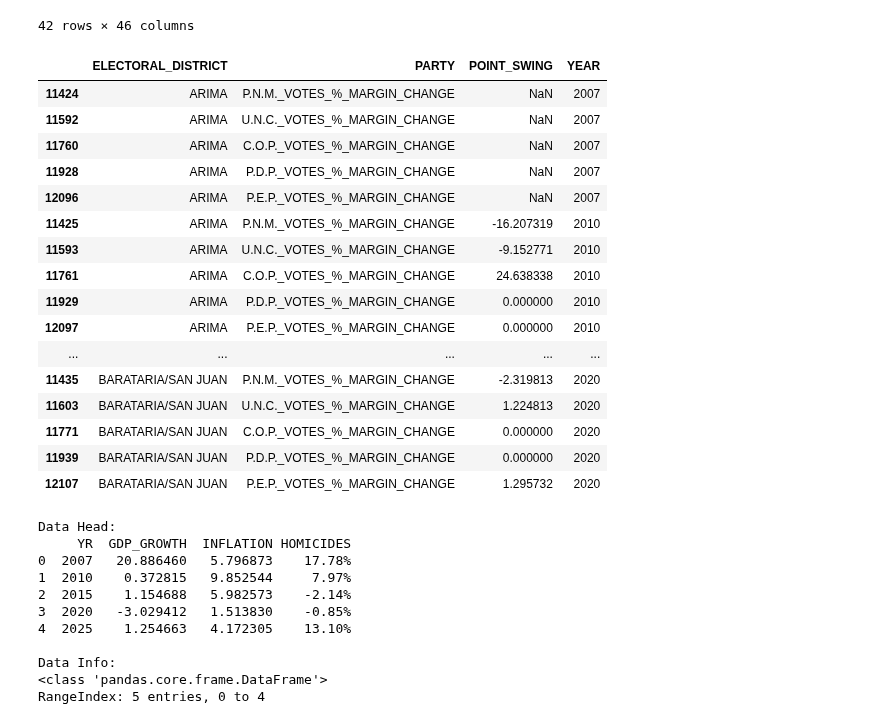
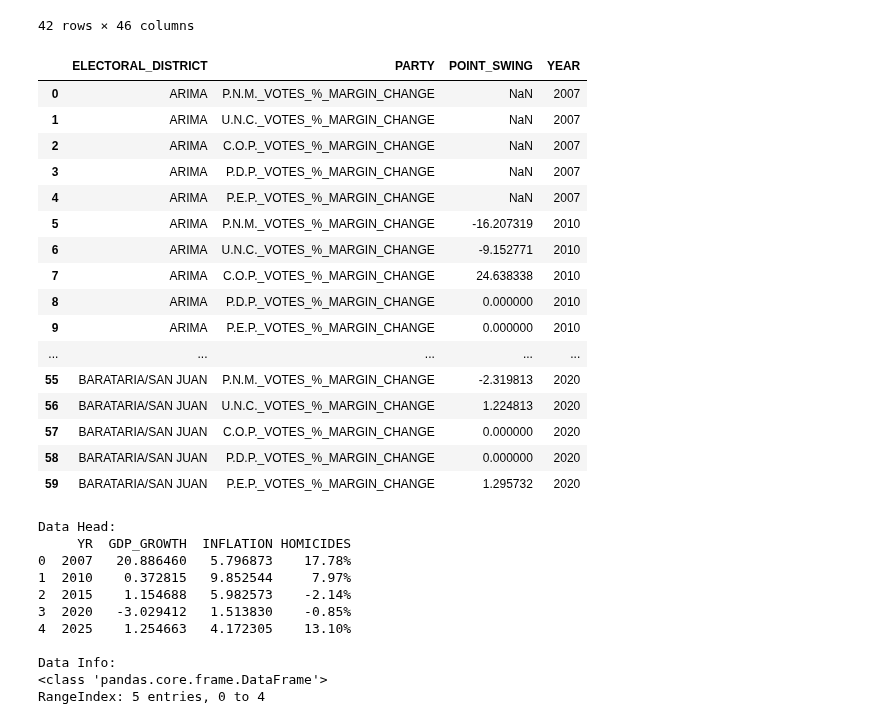
Before and after one commit to CorporaCorporate/COMP-3610-Project, a Jupyter notebook: election_results.ipynb, the cells around one changed output. Saved outputs shown, nothing was run; the diff lists cells and outputs as text; code cells hidden in the pictures.

```diff
--- a/election_results.ipynb
+++ b/election_results.ipynb
@@ -228,50 +228,51 @@ results_df = pd.concat(
 
 parties = ['P.N.M._VOTES_%', 'U.N.C._VOTES_%', 'C.O.P._VOTES_%', 'P.D.P._VOTES_%', 'P.E.P._VOTES_%']
 results_df['ELECTORAL_DISTRICT'] = sht_20['ELECTORAL_DISTRICT'].astype(str)
 results_df['YEAR'] = pd.to_numeric(results_df['YEAR'], errors='coerce')
 results_df.sort_values(['ELECTORAL_DISTRICT', 'YEAR'], inplace=True)
 
 
 # Calculate year-over-year margins
 for party in parties:
     results_df[party] = pd.to_numeric(results_df[party], errors='coerce').fillna(0)
     results_df[f'{party}_MARGIN_CHANGE'] = results_df.groupby('ELECTORAL_DISTRICT')[party].diff()*100
 
 results_long = results_df.melt(id_vars=['ELECTORAL_DISTRICT'],
                                value_vars=[col for col in results_df.columns if 'VOTES' in col],
                                var_name='PARTY', value_name='POINT_SWING')
 
 years_repeated = np.tile([2007, 2010, 2015, 2020], 3066)
 
 # Add the 'YEAR' column to the DataFrame
 results_long['YEAR'] = years_repeated
 
 # Sort data by electoral district and year for margin calculation
 results_long = results_long.sort_values(by=['ELECTORAL_DISTRICT', 'YEAR'])
 margin_change_df = results_long[results_long['PARTY'].str.contains('_MARGIN_CHANGE')]
 
 # View the filtered DataFrame
 margin_change_df[['ELECTORAL_DISTRICT', 'PARTY', 'POINT_SWING', 'YEAR']].head(60)
-# margin_change_df.to_excel("margins.xlsx")
+margin_change_df = margin_change_df.reset_index(drop=True)
+margin_change_df.to_csv("Data/margins.csv")
 margin_change_df.head(60)
 # %% [output]
 |  | ELECTORAL_DISTRICT | PARTY | POINT_SWING | YEAR |
-| 11424 | ARIMA | P.N.M._VOTES_%_MARGIN_CHANGE | NaN | 2007 |
-| 11592 | ARIMA | U.N.C._VOTES_%_MARGIN_CHANGE | NaN | 2007 |
-| 11760 | ARIMA | C.O.P._VOTES_%_MARGIN_CHANGE | NaN | 2007 |
-| 11928 | ARIMA | P.D.P._VOTES_%_MARGIN_CHANGE | NaN | 2007 |
-| 12096 | ARIMA | P.E.P._VOTES_%_MARGIN_CHANGE | NaN | 2007 |
-| 11425 | ARIMA | P.N.M._VOTES_%_MARGIN_CHANGE | -16.207319 | 2010 |
-| 11593 | ARIMA | U.N.C._VOTES_%_MARGIN_CHANGE | -9.152771 | 2010 |
-| 11761 | ARIMA | C.O.P._VOTES_%_MARGIN_CHANGE | 24.638338 | 2010 |
-| 11929 | ARIMA | P.D.P._VOTES_%_MARGIN_CHANGE | 0.000000 | 2010 |
-| 12097 | ARIMA | P.E.P._VOTES_%_MARGIN_CHANGE | 0.000000 | 2010 |
+| 0 | ARIMA | P.N.M._VOTES_%_MARGIN_CHANGE | NaN | 2007 |
+| 1 | ARIMA | U.N.C._VOTES_%_MARGIN_CHANGE | NaN | 2007 |
+| 2 | ARIMA | C.O.P._VOTES_%_MARGIN_CHANGE | NaN | 2007 |
+| 3 | ARIMA | P.D.P._VOTES_%_MARGIN_CHANGE | NaN | 2007 |
+| 4 | ARIMA | P.E.P._VOTES_%_MARGIN_CHANGE | NaN | 2007 |
+| 5 | ARIMA | P.N.M._VOTES_%_MARGIN_CHANGE | -16.207319 | 2010 |
+| 6 | ARIMA | U.N.C._VOTES_%_MARGIN_CHANGE | -9.152771 | 2010 |
+| 7 | ARIMA | C.O.P._VOTES_%_MARGIN_CHANGE | 24.638338 | 2010 |
+| 8 | ARIMA | P.D.P._VOTES_%_MARGIN_CHANGE | 0.000000 | 2010 |
+| 9 | ARIMA | P.E.P._VOTES_%_MARGIN_CHANGE | 0.000000 | 2010 |
 | ... | ... | ... | ... | ... |
-| 11435 | BARATARIA/SAN JUAN | P.N.M._VOTES_%_MARGIN_CHANGE | -2.319813 | 2020 |
-| 11603 | BARATARIA/SAN JUAN | U.N.C._VOTES_%_MARGIN_CHANGE | 1.224813 | 2020 |
-| 11771 | BARATARIA/SAN JUAN | C.O.P._VOTES_%_MARGIN_CHANGE | 0.000000 | 2020 |
-| 11939 | BARATARIA/SAN JUAN | P.D.P._VOTES_%_MARGIN_CHANGE | 0.000000 | 2020 |
-| 12107 | BARATARIA/SAN JUAN | P.E.P._VOTES_%_MARGIN_CHANGE | 1.295732 | 2020 |
+| 55 | BARATARIA/SAN JUAN | P.N.M._VOTES_%_MARGIN_CHANGE | -2.319813 | 2020 |
+| 56 | BARATARIA/SAN JUAN | U.N.C._VOTES_%_MARGIN_CHANGE | 1.224813 | 2020 |
+| 57 | BARATARIA/SAN JUAN | C.O.P._VOTES_%_MARGIN_CHANGE | 0.000000 | 2020 |
+| 58 | BARATARIA/SAN JUAN | P.D.P._VOTES_%_MARGIN_CHANGE | 0.000000 | 2020 |
+| 59 | BARATARIA/SAN JUAN | P.E.P._VOTES_%_MARGIN_CHANGE | 1.295732 | 2020 |
 # %%
 feature_data = pd.read_csv("Data/collated-feature-data.csv")
 
```
Also changed, not shown: parts of 1 cell of this notebook, 11 other files.
